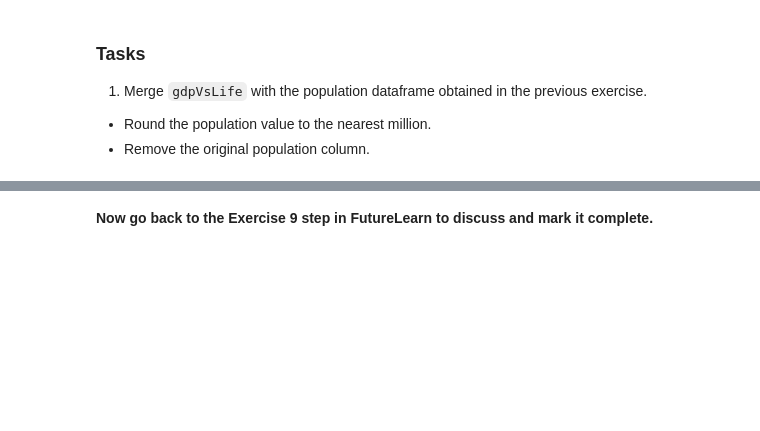
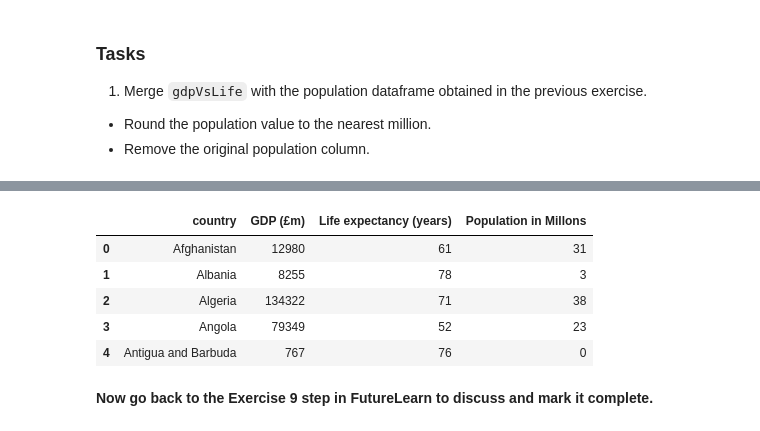
Before and after one commit to richelm/course_notes, a Jupyter notebook: ltcfda/Week_3_exercise_notebook.ipynb, the cells around one changed output, grey strips where cells are left out. Cells and saved outputs as stored; diff of their text form; code cells hidden in the pictures; blank space fills up the shorter version.

```diff
--- a/ltcfda/Week_3_exercise_notebook.ipynb
+++ b/ltcfda/Week_3_exercise_notebook.ipynb
@@ -588,3 +597,18 @@ gdpVsLife.head()
+# %%
+# round population to nearest milloon
+TPOP = 'Population in Millons'
+gdpLifePop[TPOP] = gdpLifePop['SP.POP.TOTL'].apply(roundToMillions)
+# drop original population column
+headings = [COUNTRY, GDP, LIFE, TPOP]
+gdpLifePop = gdpLifePop[headings]
+gdpLifePop.head()
+# %% [output]
+|  | country | GDP (£m) | Life expectancy (years) | Population in Millons |
+| 0 | Afghanistan | 12980 | 61 | 31 |
+| 1 | Albania | 8255 | 78 | 3 |
+| 2 | Algeria | 134322 | 71 | 38 |
+| 3 | Angola | 79349 | 52 | 23 |
+| 4 | Antigua and Barbuda | 767 | 76 | 0 |
 # %% [markdown]
 **Now go back to the Exercise 9 step in FutureLearn to discuss and mark it complete.**
 # %% [markdown]
```
Also changed, not shown: parts of 4 cells of this notebook.
